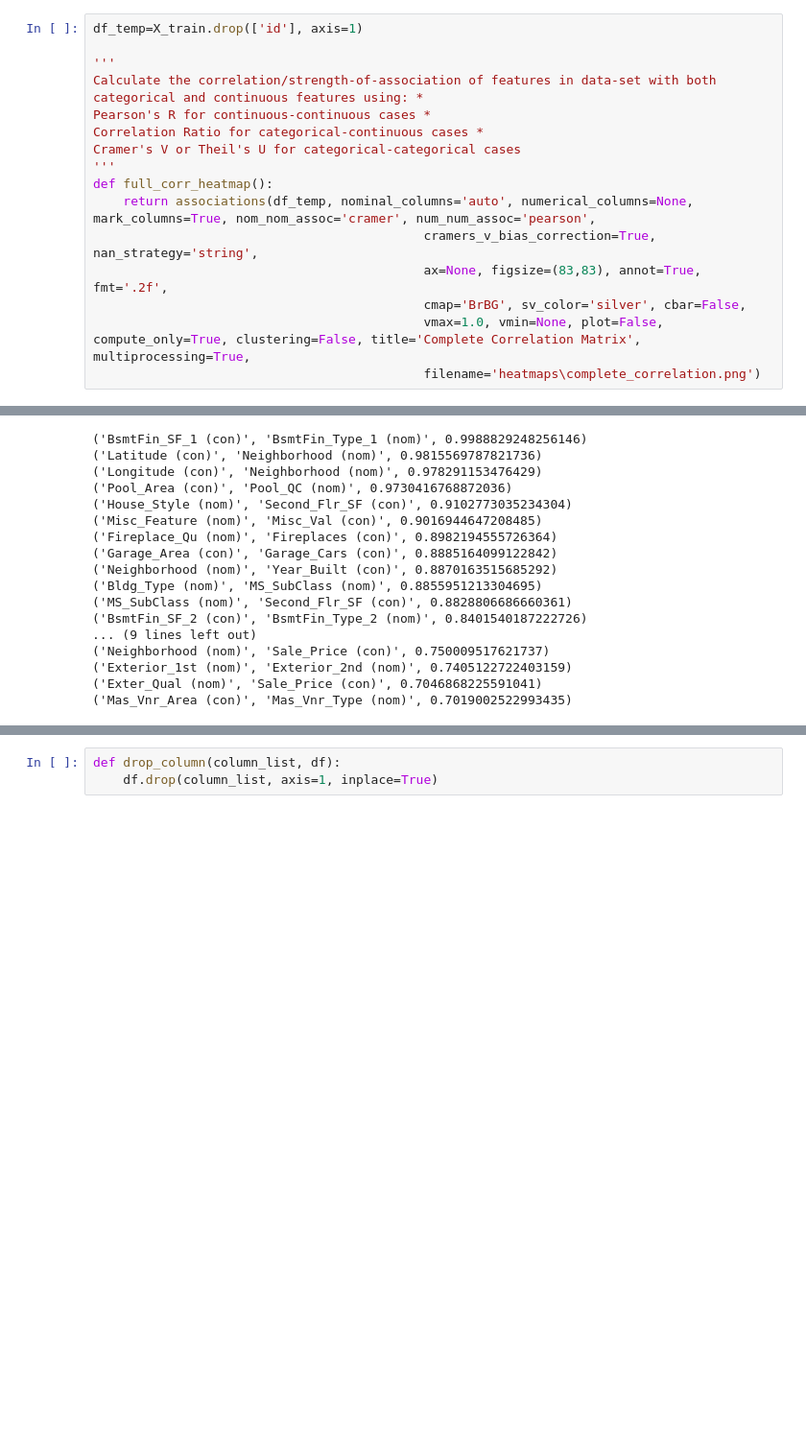
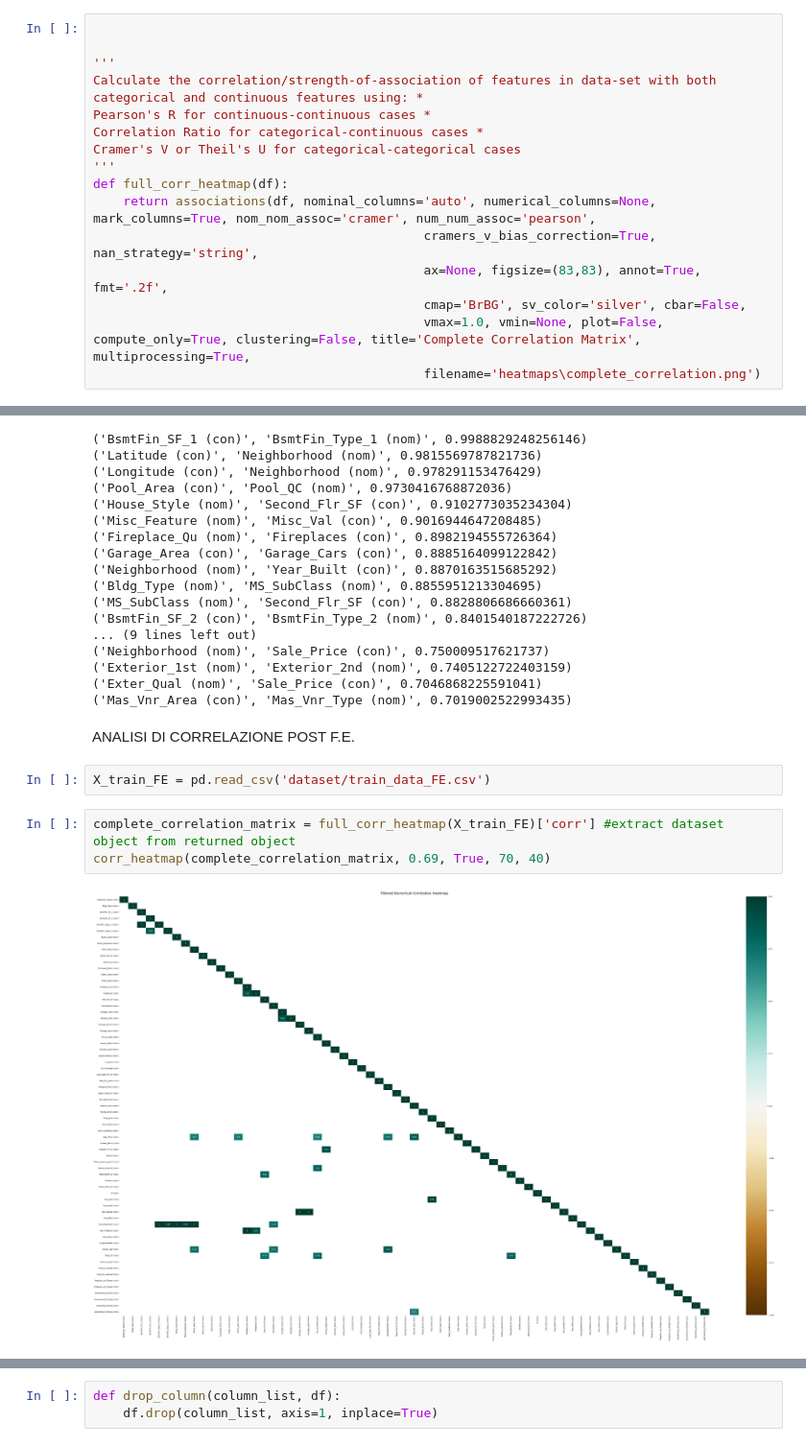
Before and after one commit to TheBrex/Ames_house_Price_Prediction, a Jupyter notebook: data_clean.ipynb, the cells around one changed output, grey strips where cells are left out. Shown at 96% size. Saved outputs shown, nothing was run; the diff lists cells and outputs as text; blank space fills up the shorter version.

```diff
--- a/data_clean.ipynb
+++ b/data_clean.ipynb
@@ -142,5 +140,5 @@ corr_heatmap(X_train.corr(), 0.6, True, 30, 16)
 # %%
-df_temp=X_train.drop(['id'], axis=1)
+
 
 '''
 Calculate the correlation/strength-of-association of features in data-set with both categorical and continuous features using: *
@@ -148,8 +146,8 @@ Pearson's R for continuous-continuous cases *
 Correlation Ratio for categorical-continuous cases *
 Cramer's V or Theil's U for categorical-categorical cases
 '''
-def full_corr_heatmap():
-    return associations(df_temp, nominal_columns='auto', numerical_columns=None, mark_columns=True, nom_nom_assoc='cramer', num_num_assoc='pearson',
+def full_corr_heatmap(df):
+    return associations(df, nominal_columns='auto', numerical_columns=None, mark_columns=True, nom_nom_assoc='cramer', num_num_assoc='pearson',
                                             cramers_v_bias_correction=True, nan_strategy='string',
                                             ax=None, figsize=(83,83), annot=True, fmt='.2f',
                                             cmap='BrBG', sv_color='silver', cbar=False,
@@ -202,3 +201,12 @@ visualize_couples(high_couples)
 ('Exterior_1st (nom)', 'Exterior_2nd (nom)', 0.7405122722403159)
 ('Exter_Qual (nom)', 'Sale_Price (con)', 0.7046868225591041)
 ('Mas_Vnr_Area (con)', 'Mas_Vnr_Type (nom)', 0.7019002522993435)
+# %% [markdown]
+ANALISI DI CORRELAZIONE POST F.E.
+# %%
+X_train_FE = pd.read_csv('dataset/train_data_FE.csv')
+# %%
+complete_correlation_matrix = full_corr_heatmap(X_train_FE)['corr'] #extract dataset object from returned object
+corr_heatmap(complete_correlation_matrix, 0.69, True, 70, 40)
+# %% [output]
+[figure, added]
```
Also changed, not shown: parts of 6 cells of this notebook, 6 other files.
